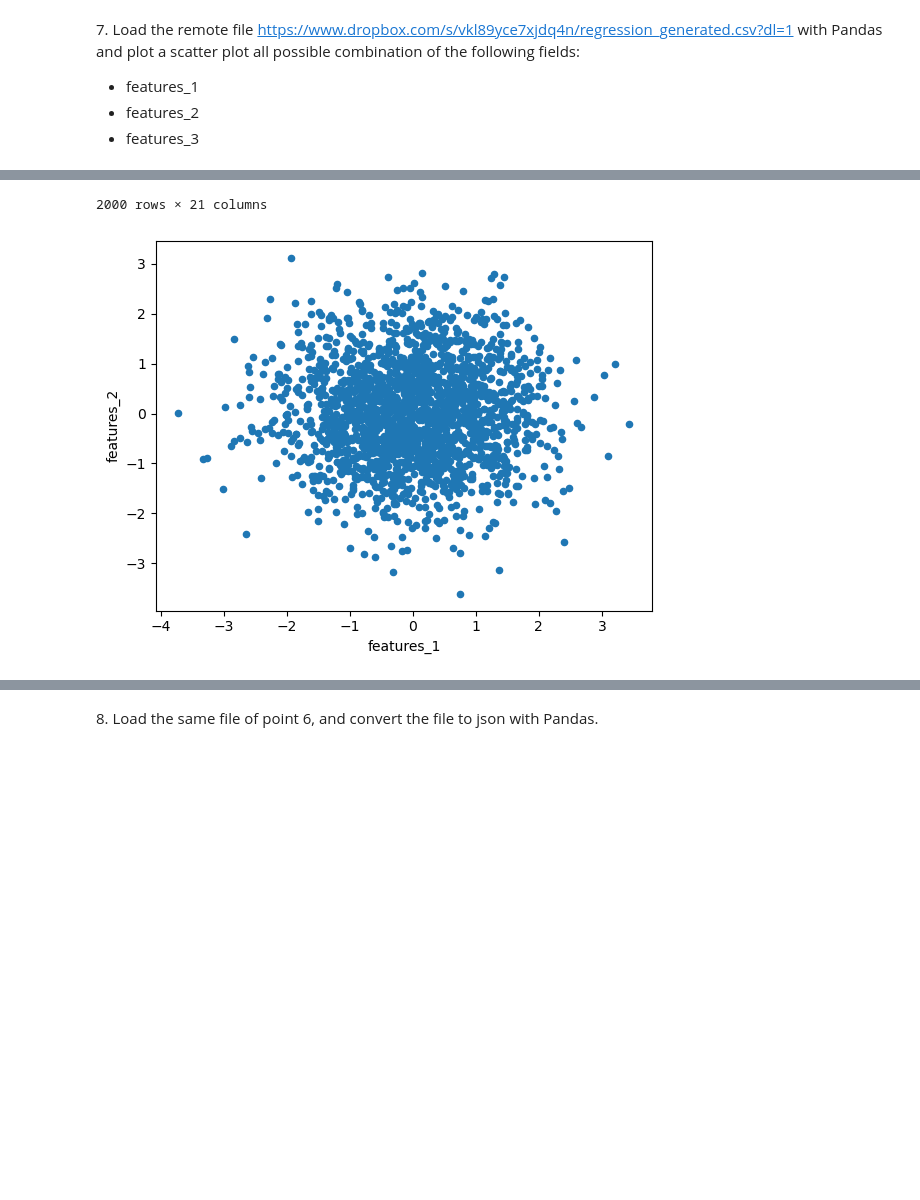
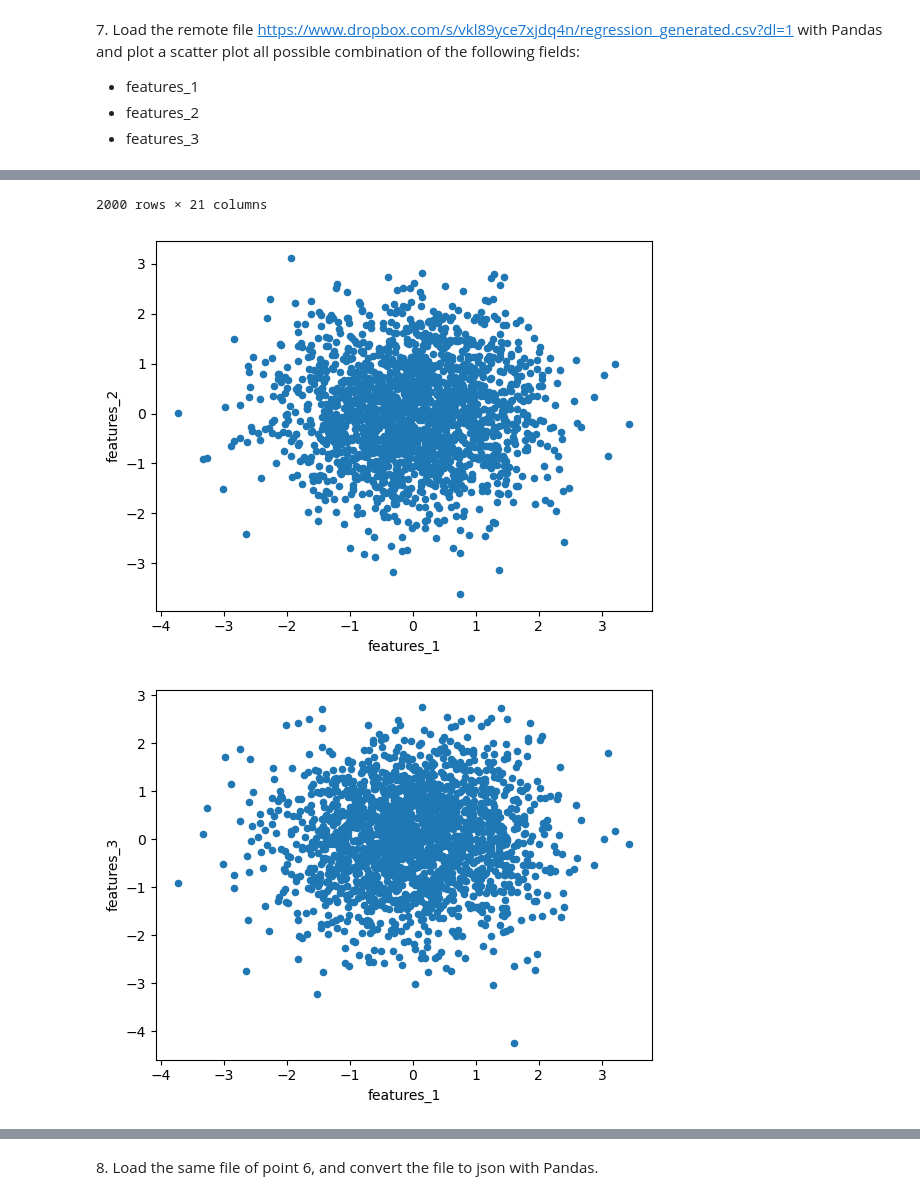
Before and after one commit to GioMai24/LaboratoryOfComputationalPhysics_Y7, a Jupyter notebook: Lab_5/05ex_OSEMN.ipynb, the cells around one changed output, grey strips where cells are left out. Drawn from its saved outputs; the diff is of its cells as text; code cells hidden in the pictures; blank space fills up the shorter version.

```diff
--- a/Lab_5/05ex_OSEMN.ipynb
+++ b/Lab_5/05ex_OSEMN.ipynb
@@ -96,22 +146,25 @@ plt.show()
   + features_2
   + features_3
 # %%
-reg = pd.read_csv('regression_generated.csv')
+reg = pd.read_csv('https://www.dropbox.com/s/vkl89yce7xjdq4n/regression_generated.csv?dl=1')
 display(reg)
 reg.plot.scatter('features_1', 'features_2')
+reg.plot.scatter('features_1', 'features_3')
+reg.plot.scatter('features_2', 'features_3')
 plt.show()
 # %% [output]
 |  | label | features_1 | features_2 | features_3 | features_4 | features_5 | features_6 | features_7 | ... |
 | 0 | -89.243497 | 2.175170 | -0.285786 | -0.603396 | -0.627453 | -0.686474 | 0.381067 | 0.306205 | ... |
 | 1 | 230.050125 | 1.481941 | -1.327870 | -0.543583 | -0.303578 | 1.552964 | 0.549738 | -0.763094 | ... |
 | 2 | -286.844411 | -1.154394 | -0.178649 | -1.636646 | 0.239353 | -0.684994 | 0.587201 | -0.209564 | ... |
 | 3 | 364.552862 | 0.197665 | 1.455707 | 1.562205 | 2.168207 | 0.053335 | 0.790492 | -0.212023 | ... |
 | 4 | 515.460006 | 0.596676 | 0.969860 | 1.294158 | -0.404728 | 2.145297 | 0.997481 | -0.541670 | ... |
 | ... | ... | ... | ... | ... | ... | ... | ... | ... | ... |
 | 1995 | -328.100239 | -1.820929 | 1.358539 | -2.494838 | 0.828299 | 0.199255 | 0.142303 | -0.582563 | ... |
 | 1996 | -62.960036 | -0.883712 | -0.063687 | -0.418704 | -0.872601 | 0.363769 | -0.368570 | -0.104321 | ... |
 | 1997 | -90.262252 | -0.021394 | -0.312864 | -0.730848 | -1.341482 | -0.720862 | -0.683872 | -0.805370 | ... |
 | 1998 | -74.333901 | -0.041909 | -0.862731 | -1.232011 | 1.268843 | 0.093043 | 1.684069 | 0.753851 | ... |
 | 1999 | 8.321454 | -1.056364 | 0.259247 | 0.307835 | 1.094903 | 0.472395 | 1.702894 | -1.981785 | ... |
 2000 rows × 21 columns
 [figure]
+[figure, added]
```
Also changed, not shown: parts of 9 cells of this notebook, 5 other files.
